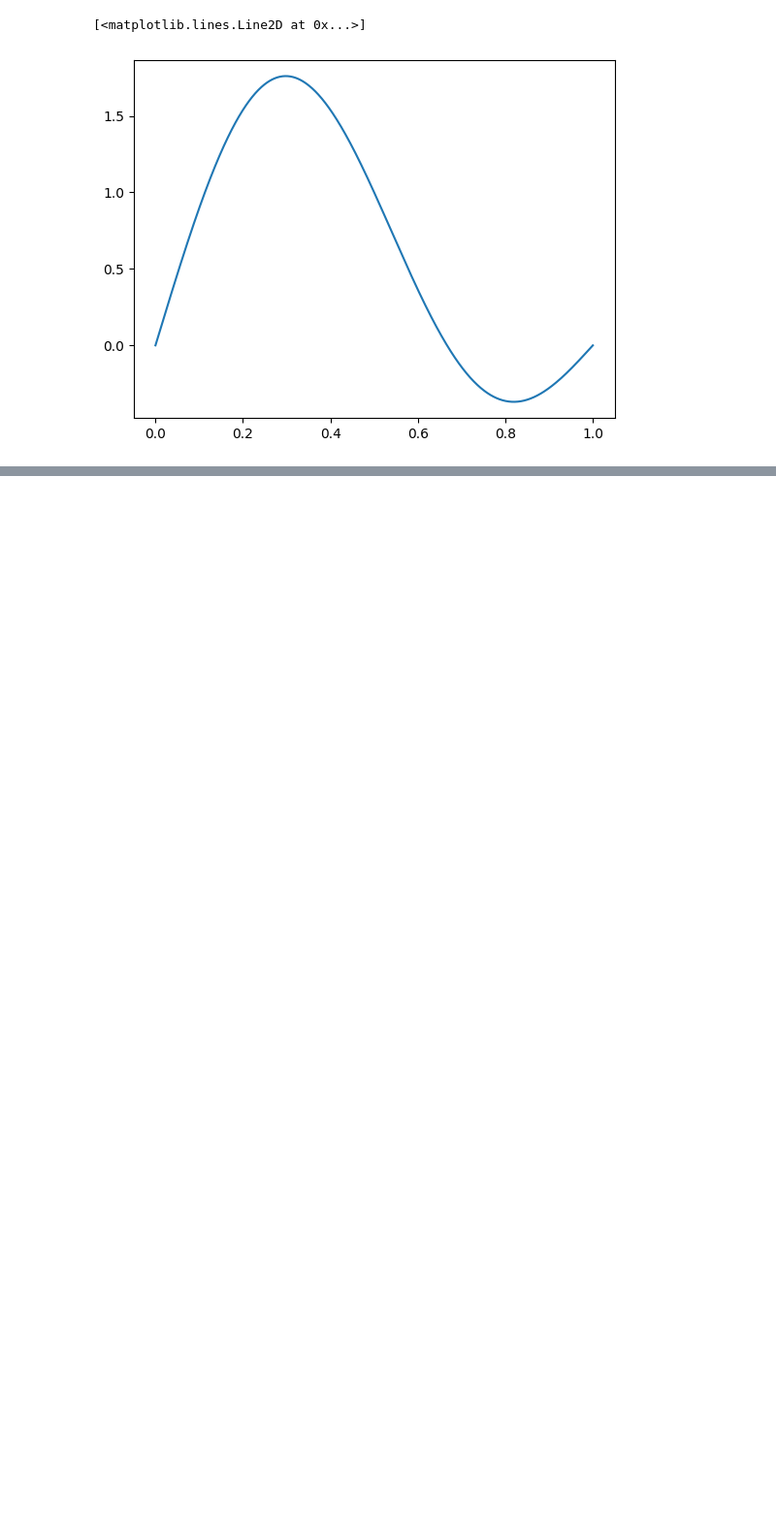
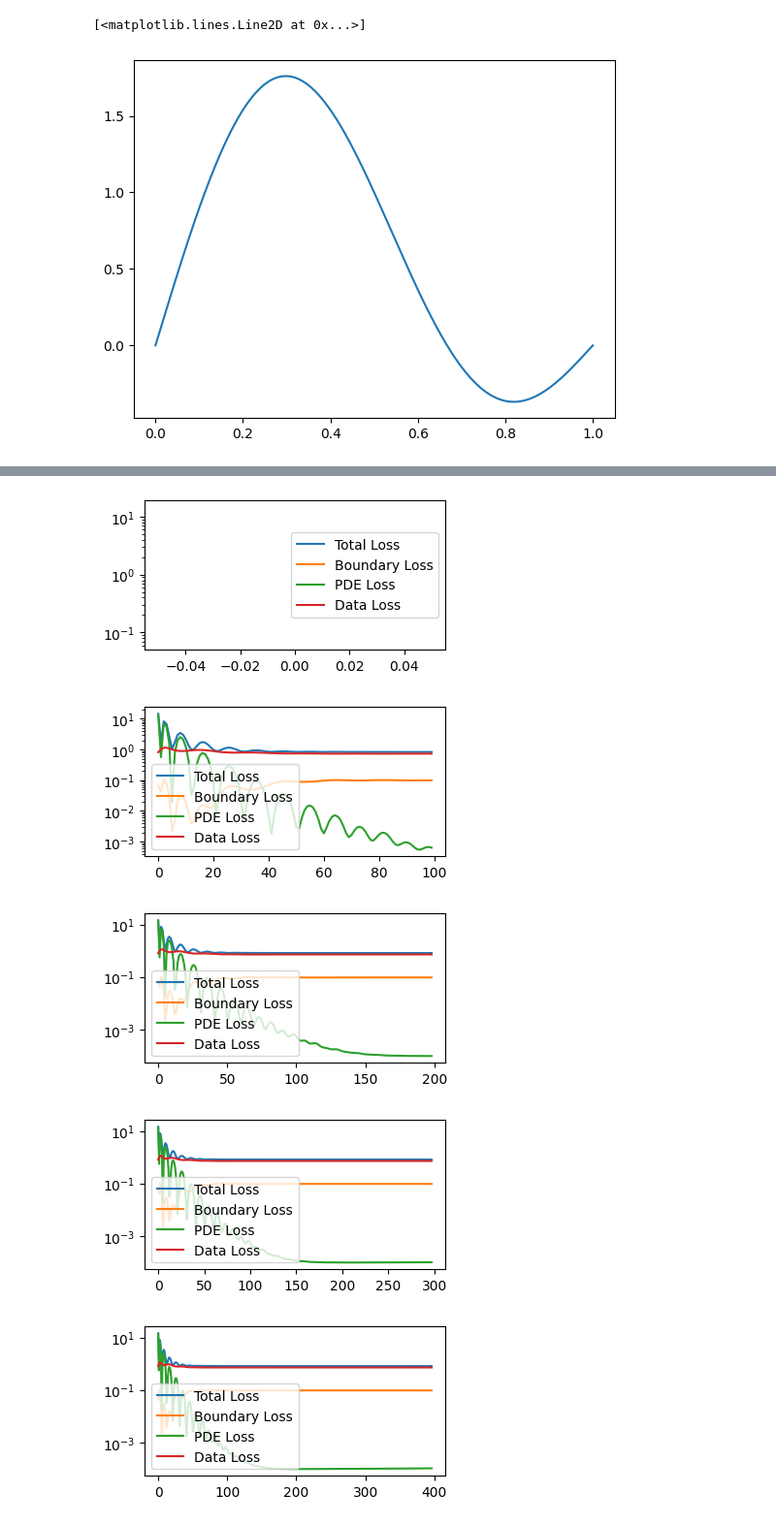
Before and after one commit to viriyadhika/CSC2539H, a Jupyter notebook: FourierPINN/FFPINN.ipynb, the cells around one changed output, grey strips where cells are left out. Shown at 97% size. Saved outputs shown, nothing was run; the diff lists cells and outputs as text; code cells hidden in the pictures; blank space fills up the shorter version.

```diff
--- a/FourierPINN/FFPINN.ipynb
+++ b/FourierPINN/FFPINN.ipynb
@@ -291 +296,9 @@ Epoch 191, Loss = 0.595335
+# %%
+training_loop(400, mlp, optimizer)
+# %% [output]
+[figure, added]
+[figure, added]
+[figure, added]
+[figure, added]
+[figure, added]
 # %%
```
Also changed, not shown: parts of 14 cells of this notebook, 1 other file.
